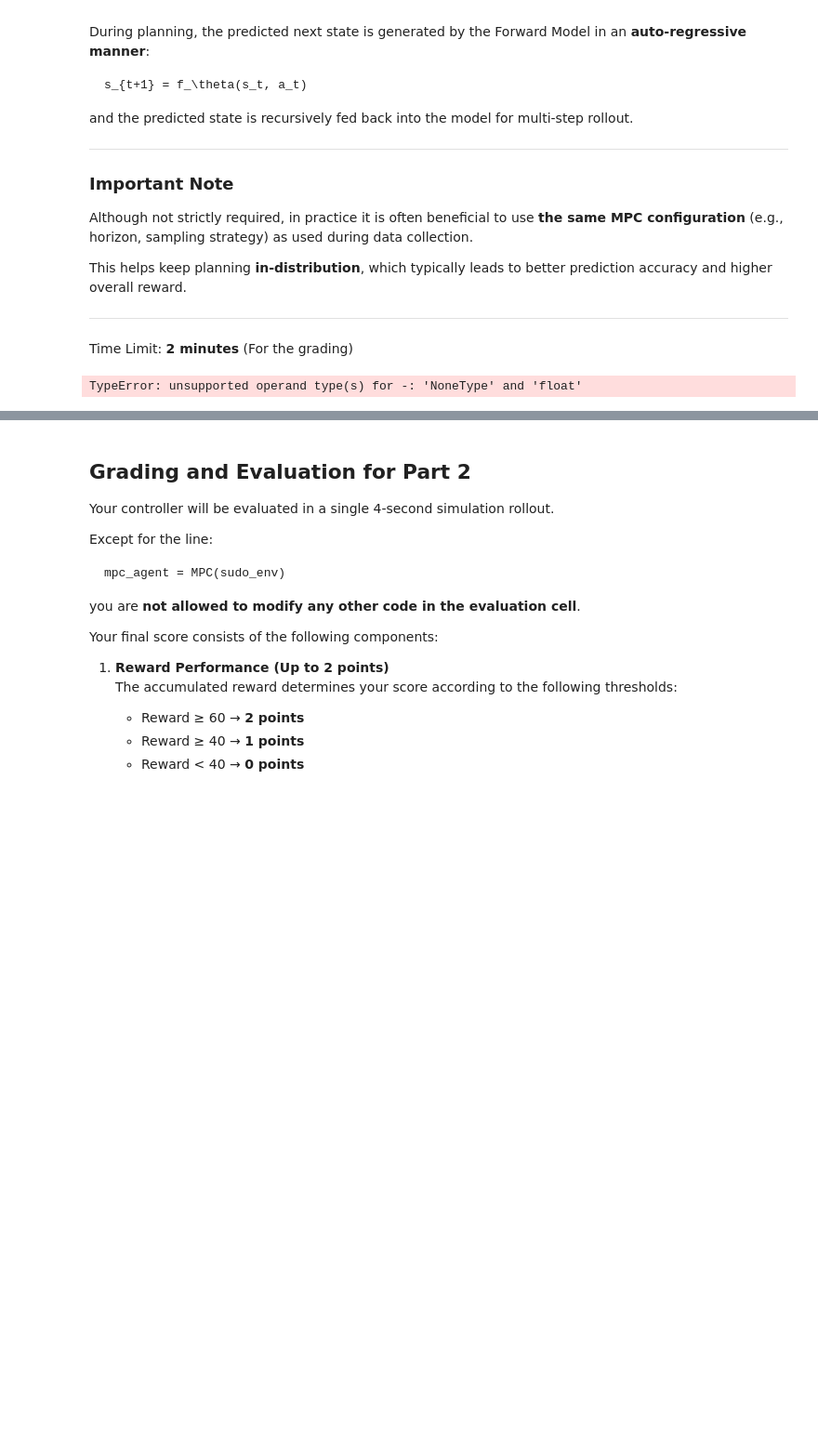
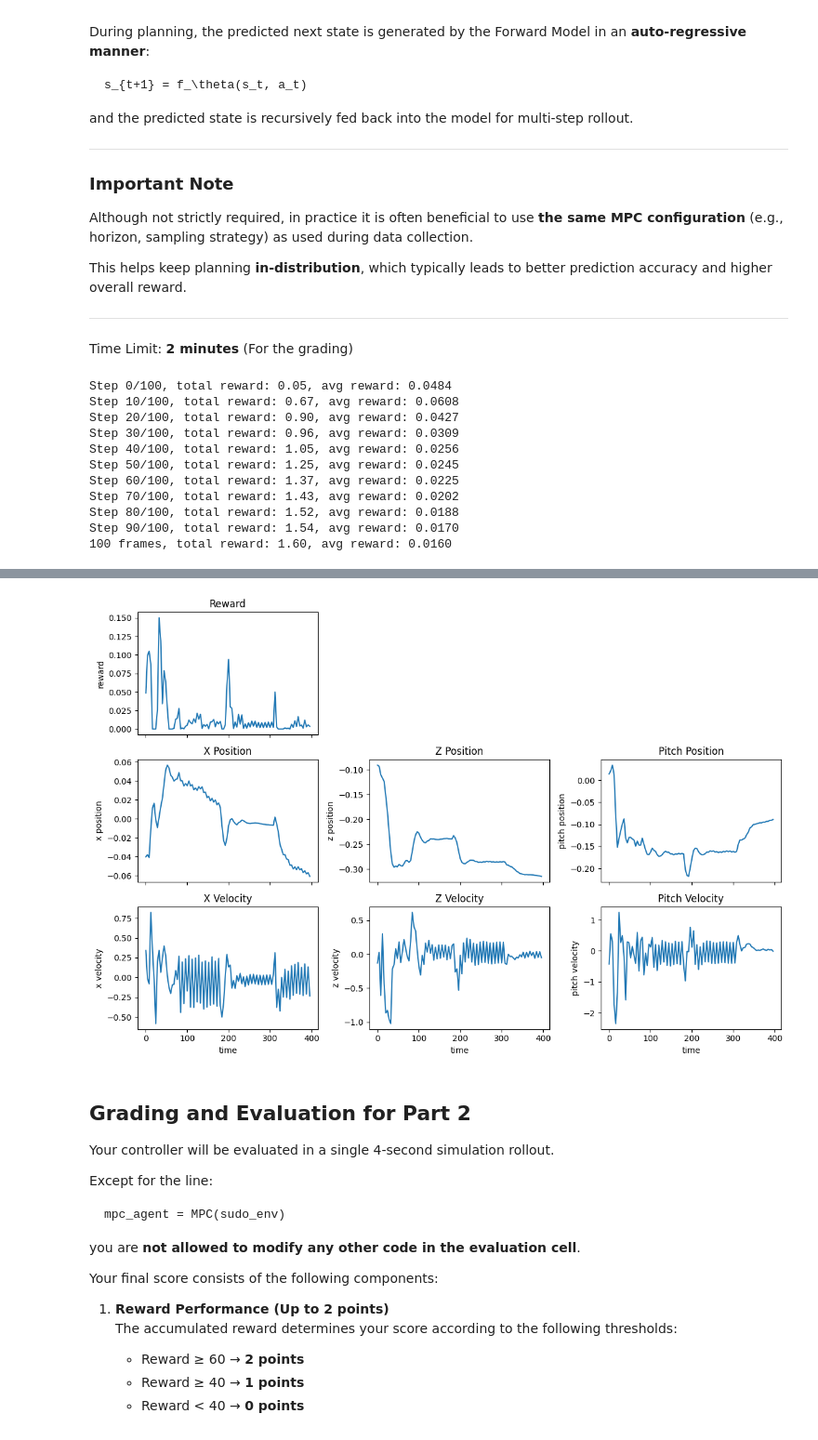
Before and after one commit to Man-ella/MPC_Project, a Jupyter notebook: mecs6616_Spring2026_ProjectX (2).ipynb, the cells around one changed output, grey strips where cells are left out. Shown at 93% size. Saved outputs shown, nothing was run; the diff lists cells and outputs as text; code cells hidden in the pictures; blank space fills up the shorter version.

```diff
--- a/mecs6616_Spring2026_ProjectX (2).ipynb
+++ b/mecs6616_Spring2026_ProjectX (2).ipynb
@@ -843,7 +843,7 @@ else:
     duration = 4.0  # seconds
     num_steps = int(duration / env.control_timestep)
 
-    simulation_times = 100
+    simulation_times = 150
     num_samples = simulation_times * num_steps
 
     current_state = env.get_state()
@@ -874,10 +874,10 @@ else:
             action = action_sequence[0]
 
             # Add modest exploration so the learned model sees more than one narrow gait.
-            if np.random.rand() < 0.05:
+            if np.random.rand() < 0.10:
                 action = np.random.uniform(action_low, action_high)
             else:
-                action = np.clip(action + 0.05 * np.random.randn(action_shape), action_low, action_high)
+                action = np.clip(action + 0.10 * np.random.randn(action_shape), action_low, action_high)
 
             # Apply first action only
             # Step real environment
@@ -1508,7 +1507,7 @@ mirro_env.action_spec = env.action_spec
 
 # ================================
 # MPC INSTANTIATION
-mpc_agent = MPC(mirro_env, planning_horizon=6, execution_horizon=1, num_samples=90, top_k=10, iterations=2)
+mpc_agent = MPC(mirro_env)
 
 rewards = []
 ticks = []
@@ -1545,4 +1544,14 @@ mirro_env.close()
 # Display video of the cheetah running
 show_video(frames, fps=25)
 # %% [output]
-TypeError: unsupported operand type(s) for -: 'NoneType' and 'float'
+Step 0/100, total reward: 0.05, avg reward: 0.0484
+Step 10/100, total reward: 0.67, avg reward: 0.0608
+Step 20/100, total reward: 0.90, avg reward: 0.0427
+Step 30/100, total reward: 0.96, avg reward: 0.0309
+Step 40/100, total reward: 1.05, avg reward: 0.0256
+Step 50/100, total reward: 1.25, avg reward: 0.0245
+Step 60/100, total reward: 1.37, avg reward: 0.0225
+Step 70/100, total reward: 1.43, avg reward: 0.0202
+Step 80/100, total reward: 1.52, avg reward: 0.0188
+Step 90/100, total reward: 1.54, avg reward: 0.0170
+100 frames, total reward: 1.60, avg reward: 0.0160
@@ -1549,3 +1559,4 @@ TypeError: unsupported operand type(s) for -: 'NoneType' and 'float'
+[figure, added]
 # %% [markdown]
 ## Grading and Evaluation for Part 2
 
```
Also changed, not shown: parts of 11 cells of this notebook.
